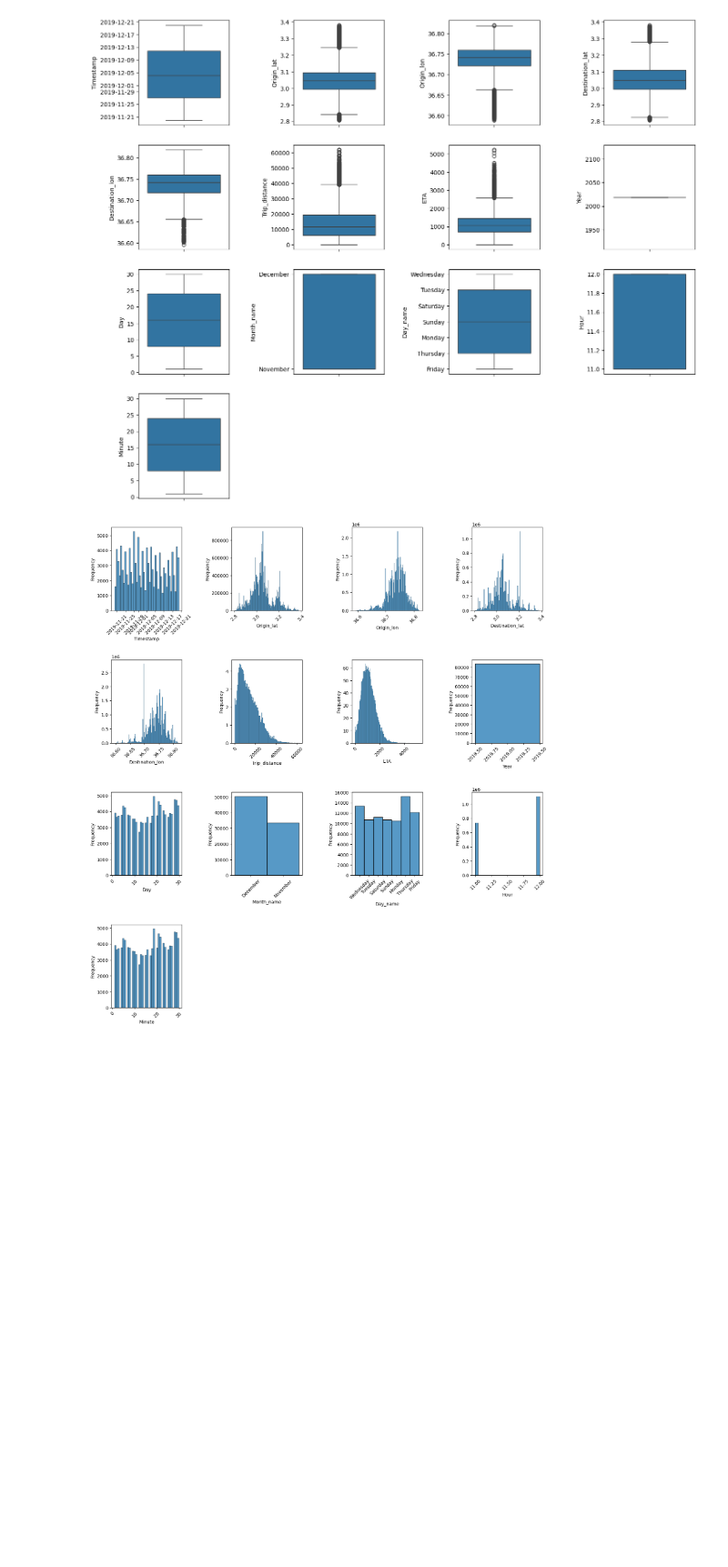
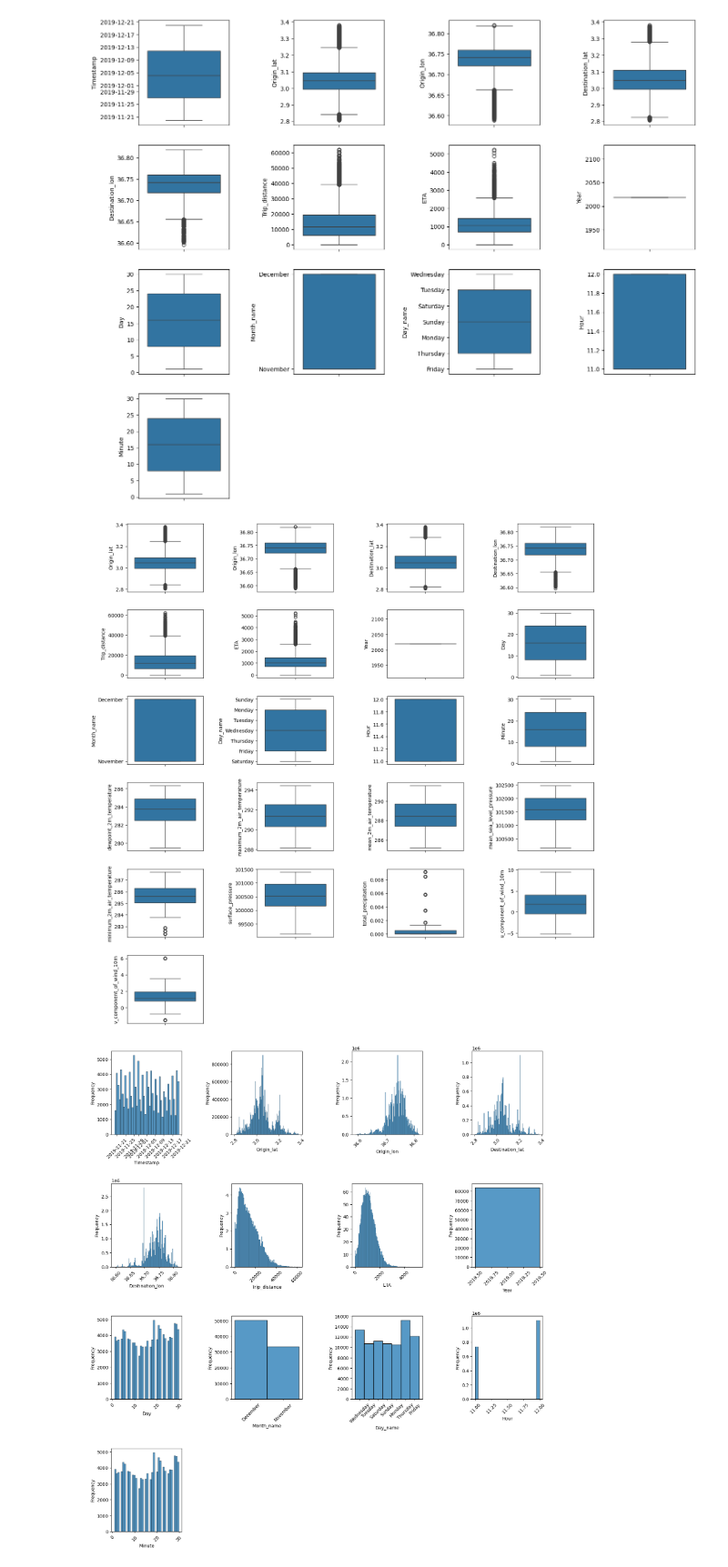
Before and after one commit to damzking/final-pro, a Jupyter notebook: Notebook/ETA-prediction.ipynb, the cells around one changed output. Shown at 91% size. Drawn from its saved outputs; the diff is of its cells as text; code cells hidden in the pictures; blank space fills up the shorter version.

```diff
--- a/Notebook/ETA-prediction.ipynb
+++ b/Notebook/ETA-prediction.ipynb
@@ -303,6 +339,16 @@ for i, variable in enumerate(train_df_noid):
     plt.xticks(rotation=45)
 # %% [output]
 [figure]
+# %%
+plt.figure(figsize=(15, 15))
+
+for i, variable in enumerate(train_weath_df):
+    plt.subplot(6,4, i + 1)
+    sns.boxplot(train_weath_df,y=train_weath_df[variable])
+    plt.tight_layout(pad=3)
+    plt.xticks(rotation=45)
+# %% [output]
+[figure, added]
 # %%
 plt.figure(figsize=(15, 20))
 
```
Also changed, not shown: parts of 35 cells of this notebook, 1 other file.
